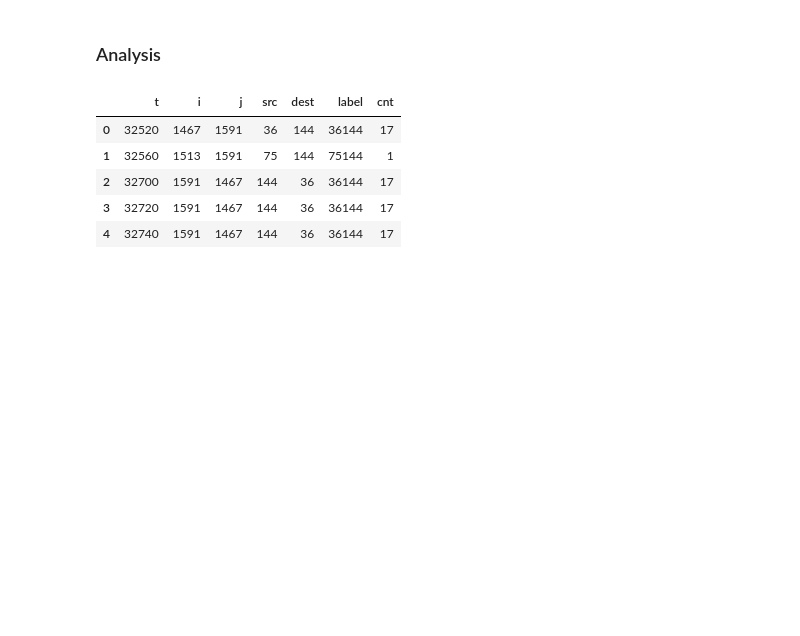
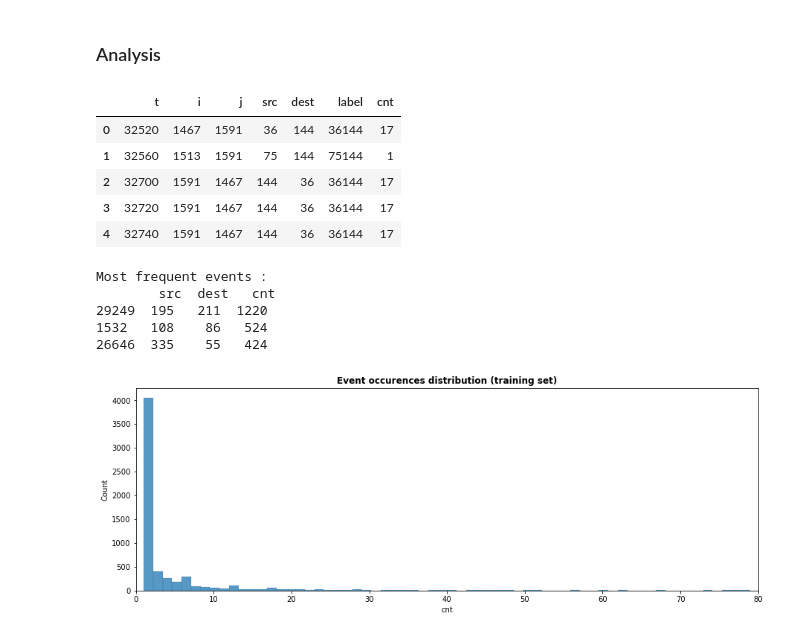
Before and after one commit to simondelarue/dynGNN, a Jupyter notebook: GNN/logs/SF2H/Rank_analysis.ipynb, the cells around one changed output. Saved outputs shown, nothing was run; the diff lists cells and outputs as text; code cells hidden in the pictures; blank space fills up the shorter version.

```diff
--- a/GNN/logs/SF2H/Rank_analysis.ipynb
+++ b/GNN/logs/SF2H/Rank_analysis.ipynb
@@ -40,6 +43,23 @@ df_train.head()
 | 2 | 32700 | 1591 | 1467 | 144 | 36 | 36144 | 17 |
 | 3 | 32720 | 1591 | 1467 | 144 | 36 | 36144 | 17 |
 | 4 | 32740 | 1591 | 1467 | 144 | 36 | 36144 | 17 |
+# %%
+# Distribution of event count
+fig, ax = plt.subplots(1, 1, figsize=(15, 5))
+sns.histplot(df_train[['label', 'cnt']].drop_duplicates()['cnt'], bins=1000)
+plt.xlim(0, 80)
+plt.title('Event occurences distribution (training set)', weight='bold')
+
+max_event = df_train.sort_values('cnt', ascending=False)[['src', 'dest', 'cnt']].drop_duplicates().head(3)
+
+print(f'Most frequent events :\n {max_event}')
+# %% [output]
+Most frequent events :
+        src  dest   cnt
+29249  195   211  1220
+1532   108    86   524
+26646  335    55   424
+[figure, added]
 # %%
 # Compute classes of cnt
 def compute_class(cnt):
```
Also changed, not shown: parts of 26 cells of this notebook.
